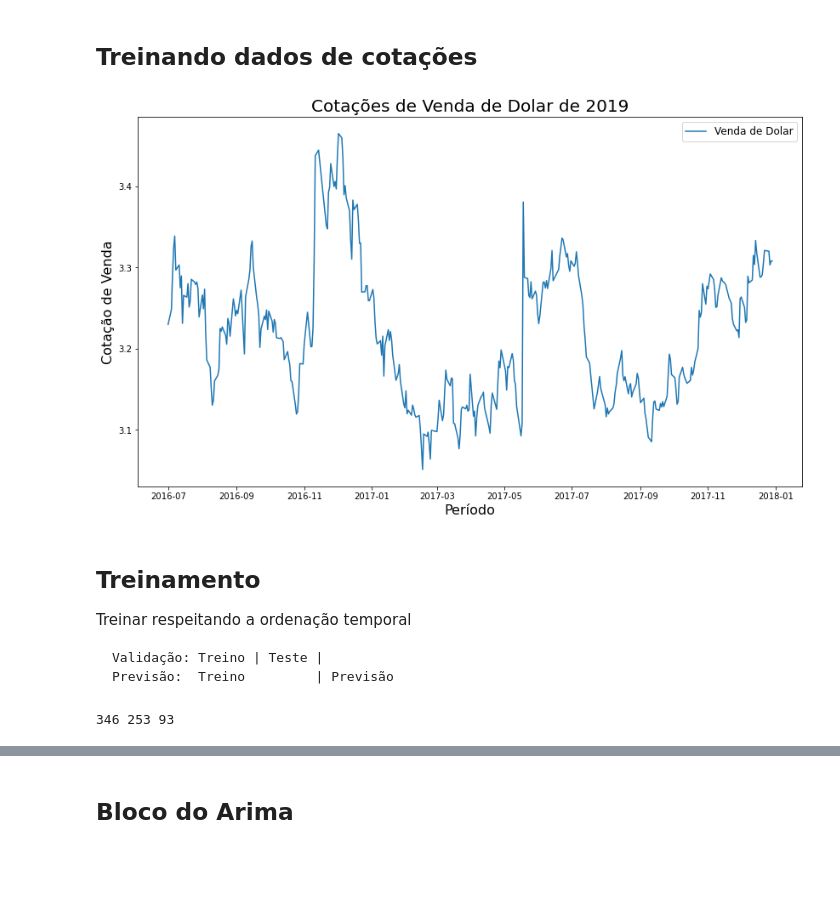
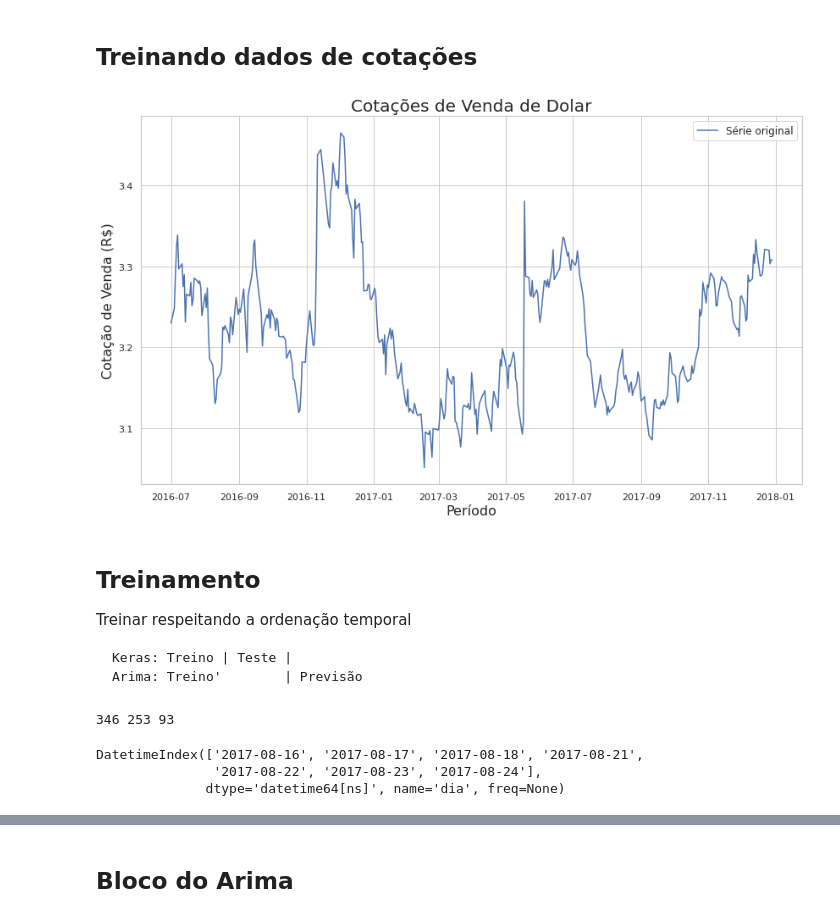
Before and after one commit to feanored/Perceptron, a Jupyter notebook: Keras_&_Séries_Temporais.ipynb, the cells around one changed output, grey strips where cells are left out. Saved outputs shown, nothing was run; the diff lists cells and outputs as text; code cells hidden in the pictures; blank space fills up the shorter version.

```diff
--- a/Keras_&_Séries_Temporais.ipynb
+++ b/Keras_&_Séries_Temporais.ipynb
@@ -21,6 +23,7 @@ from matplotlib.dates import DateFormatter
 import seaborn
 %matplotlib inline
 seaborn.set
+seaborn.set_style("whitegrid")
 pd.plotting.register_matplotlib_converters()
 plt.rcParams['figure.figsize']=(14,8)
 # %%
@@ -62,19 +64,18 @@ ano_inicial = 2019
 dados = dados["2016-07-01":"2017-12-31"]
 #dados.head()
 # %%
-# Exibindo série original
-plt.plot(dados, label="Venda de %s"%moeda)
-plt.title("Cotações de Venda de %s de %d"%(moeda, ano_inicial), fontsize=20)
+plt.plot(dados, label="Série original")
+plt.title("Cotações de Venda de %s"%(moeda), fontsize=20)
 plt.xlabel("Período", fontsize=16)
-plt.ylabel("Cotação de Venda", fontsize=16)
+plt.ylabel("Cotação de Venda (R$)", fontsize=16)
 plt.legend(fontsize=12)
 plt.show()
 # %% [output]
-[figure, old version]
+[figure, new version]
 # %% [markdown]
 ## Treinamento
 Treinar respeitando a ordenação temporal
 
-    Validação: Treino | Teste |
-    Previsão:  Treino         | Previsão
+    Keras: Treino | Teste |
+    Arima: Treino'        | Previsão
 # %%
@@ -101,2 +96,10 @@ janelas_x, janelas_y = gerar_janelas(dados.cotacao, tam_janela)
 # %% [output]
 346 253 93
+# %%
+# Dias usados no teste de comparações
+dias_teste = dados[dia_corte:].head(N+1).index[1:]
+dias_teste
+# %% [output]
+DatetimeIndex(['2017-08-16', '2017-08-17', '2017-08-18', '2017-08-21',
+               '2017-08-22', '2017-08-23', '2017-08-24'],
+              dtype='datetime64[ns]', name='dia', freq=None)
```
Also changed, not shown: parts of 31 cells of this notebook, 2 other files.
